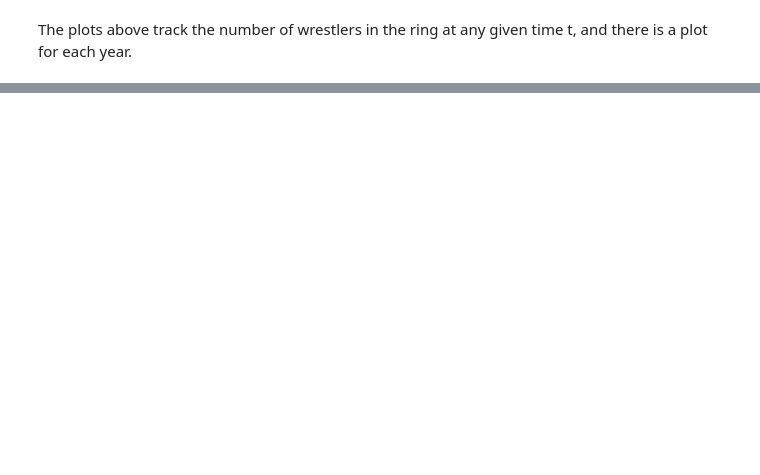
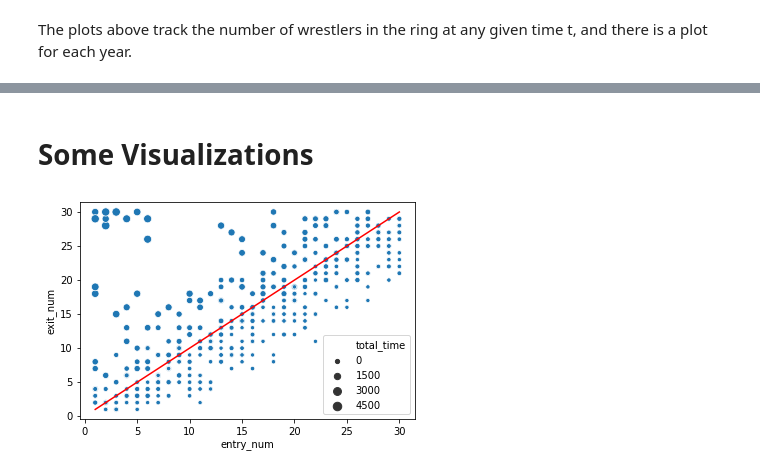
Before and after one commit to ComputerBoy9000/Royal_Rumble_Analysis, a Jupyter notebook: First_Notebook.ipynb, the cells around one changed output, grey strips where cells are left out. Saved outputs shown, nothing was run; the diff lists cells and outputs as text; code cells hidden in the pictures; blank space fills up the shorter version.

```diff
--- a/First_Notebook.ipynb
+++ b/First_Notebook.ipynb
@@ -449,0 +478,2 @@ state_list.sort()
+# %% [markdown]
+# Some Visualizations
@@ -449,0 +482,10 @@ state_list.sort()
+# %%
+sns.scatterplot(x = 'entry_num', y = 'exit_num', size = 'total_time', data = RUMBLE_DATA)
+
+x_plot = np.linspace(1,30)
+y_plot = x_plot
+plt.plot(x_plot, y_plot, color = 'r')
+
+plt.show()
+# %% [output]
+[figure, added]
```
Also changed, not shown: parts of 33 cells of this notebook, 2 other files.
